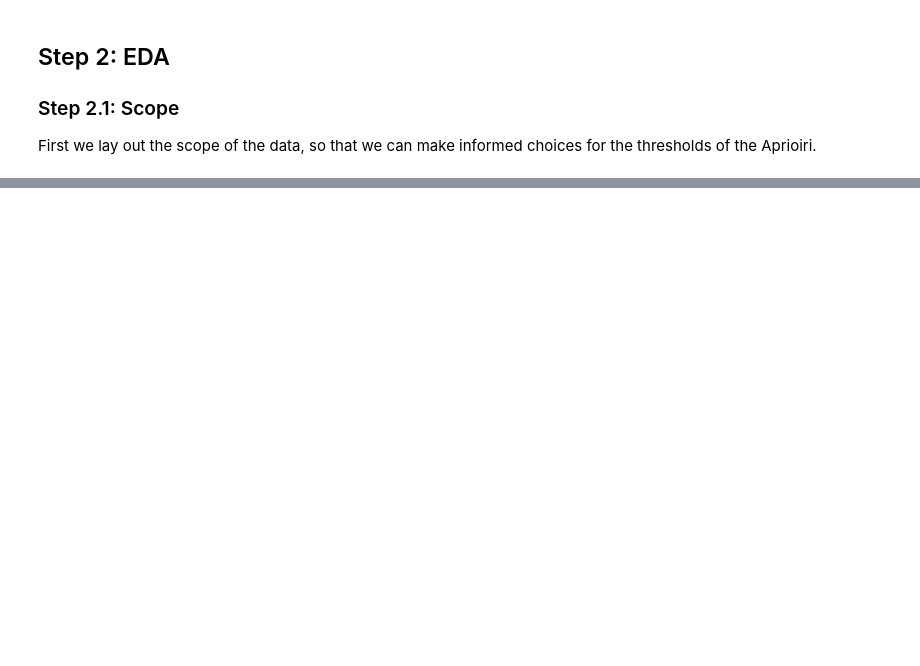
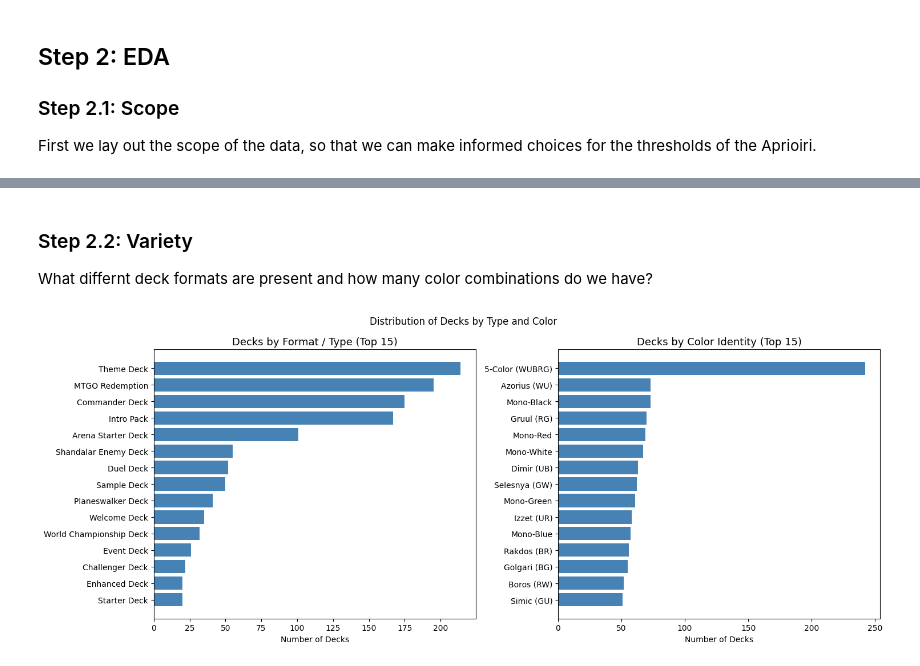
Before and after one commit to SprPrpl/cs4412-project, a Jupyter notebook: M2 - Collin Sutton.ipynb, the cells around one changed output, grey strips where cells are left out. Saved outputs shown, nothing was run; the diff lists cells and outputs as text; code cells hidden in the pictures; blank space fills up the shorter version.

```diff
--- a/M2 - Collin Sutton.ipynb
+++ b/M2 - Collin Sutton.ipynb
@@ -139,0 +190,22 @@ First we lay out the scope of the data, so that we can make informed choices for
+# %% [markdown]
+### Step 2.2: Variety
+What differnt deck formats are present and how many color combinations do we have?
+# %%
+fig, axes = plt.subplots(1, 2, figsize=(15, 6))
+
+type_counts = decks_df['deck_type'].value_counts().head(15)
+axes[0].barh(type_counts.index[::-1], type_counts.values[::-1], color='steelblue')
+axes[0].set_title('Decks by Format / Type (Top 15)', fontsize=13)
+axes[0].set_xlabel('Number of Decks')
+
+color_counts = decks_df['color_identity'].value_counts().head(15)
+axes[1].barh(color_counts.index[::-1], color_counts.values[::-1], color='steelblue')
+axes[1].set_title('Decks by Color Identity (Top 15)', fontsize=13)
+axes[1].set_xlabel('Number of Decks')
+
+plt.suptitle('Distribution of Decks by Type and Color', fontsize=12)
+plt.tight_layout()
+plt.savefig('eda_deck_distributions.png', dpi=150, bbox_inches='tight')
+plt.show()
+# %% [output]
+[figure, added]
```
Also changed, not shown: parts of 28 cells of this notebook, 9 other files.
